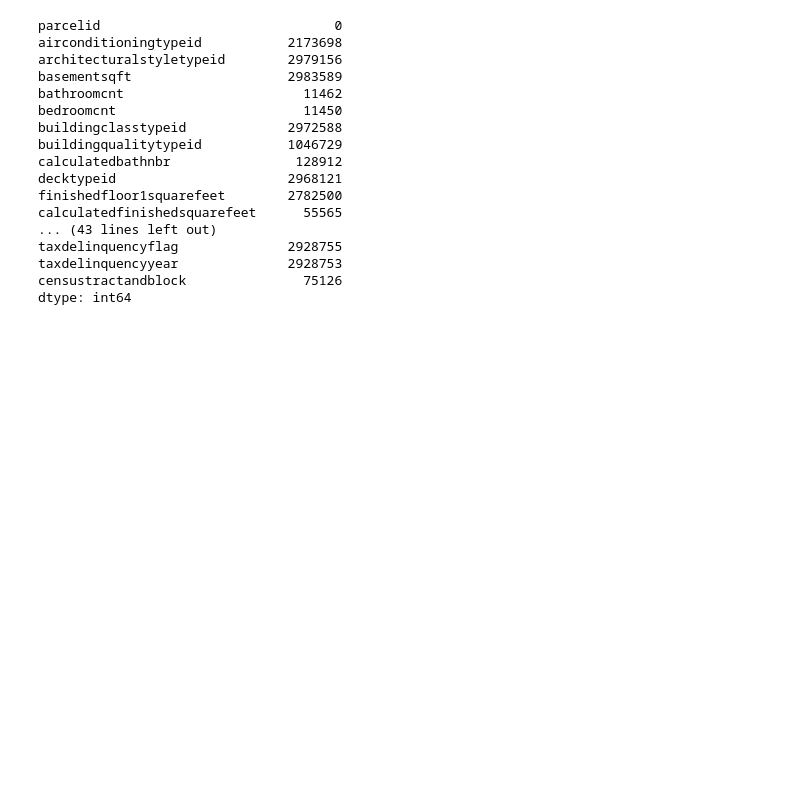
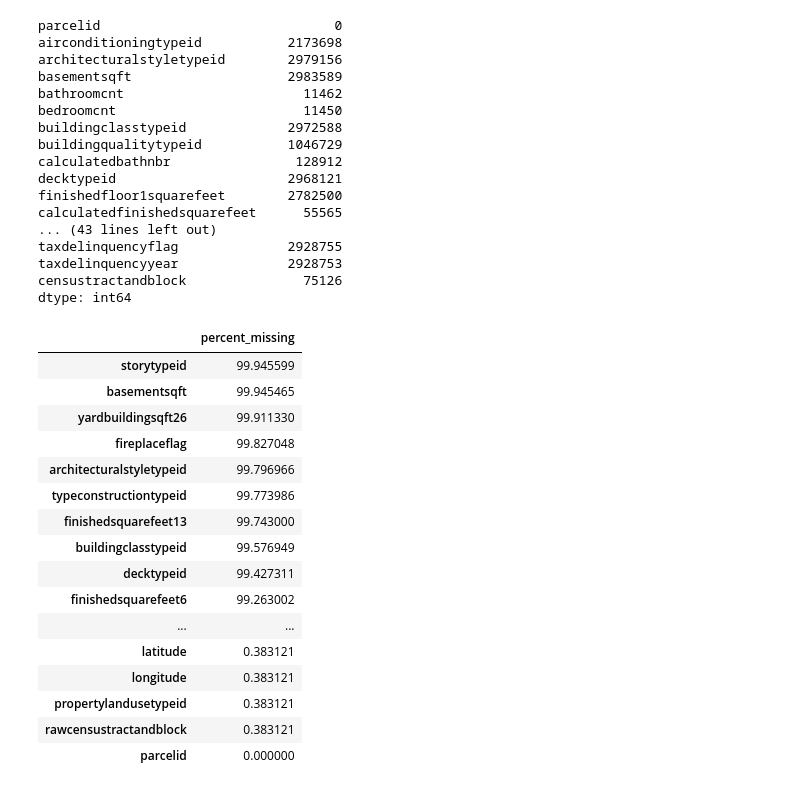
Before and after one commit to Kartikeya2001/CE4041-Machine-Learning, a Jupyter notebook: Chocka/Data_Exploration_Zillow.ipynb, the cells around one changed output. Saved outputs shown, nothing was run; the diff lists cells and outputs as text; code cells hidden in the pictures; blank space fills up the shorter version.

Commit message:
identify missing values

```diff
--- a/Chocka/Data_Exploration_Zillow.ipynb
+++ b/Chocka/Data_Exploration_Zillow.ipynb
@@ -78,3 +78,26 @@ taxdelinquencyflag              2928755
 taxdelinquencyyear              2928753
 censustractandblock               75126
 dtype: int64
+# %%
+percent_missing = df.isnull().sum() * 100 / len(df)
+missing_value_df = pd.DataFrame({'percent_missing': percent_missing})
+missing_value_df.sort_values('percent_missing', inplace=True,ascending=False)
+missing_value_df
+# %% [output]
+|  | percent_missing |
+| storytypeid | 99.945599 |
+| basementsqft | 99.945465 |
+| yardbuildingsqft26 | 99.911330 |
+| fireplaceflag | 99.827048 |
+| architecturalstyletypeid | 99.796966 |
+| typeconstructiontypeid | 99.773986 |
+| finishedsquarefeet13 | 99.743000 |
+| buildingclasstypeid | 99.576949 |
+| decktypeid | 99.427311 |
+| finishedsquarefeet6 | 99.263002 |
+| ... | ... |
+| latitude | 0.383121 |
+| longitude | 0.383121 |
+| propertylandusetypeid | 0.383121 |
+| rawcensustractandblock | 0.383121 |
+| parcelid | 0.000000 |
```
Also changed, not shown: parts of 1 cell of this notebook.
